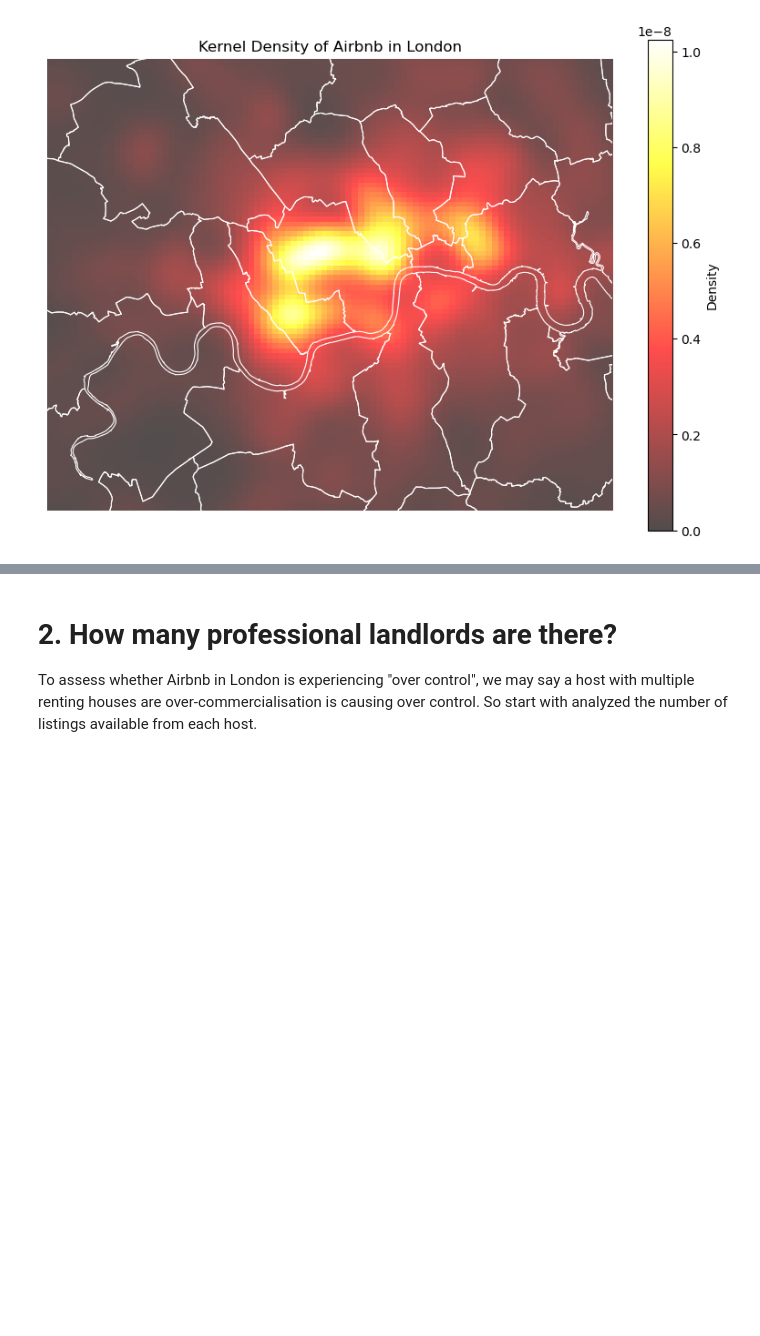
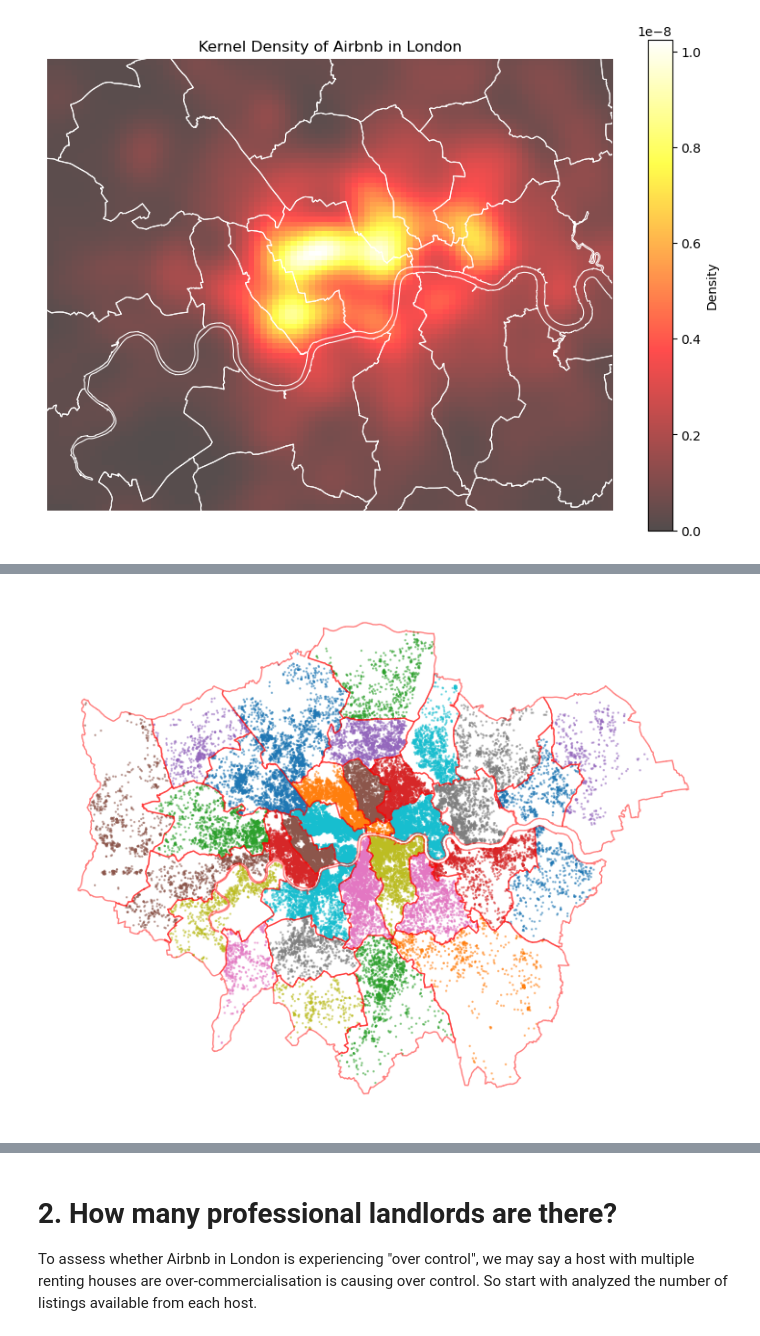
Before and after one commit to Levine-l/fsds-group, a Jupyter notebook: Group_project.ipynb, the cells around one changed output, grey strips where cells are left out. Saved outputs shown, nothing was run; the diff lists cells and outputs as text; code cells hidden in the pictures; blank space fills up the shorter version.

```diff
--- a/Group_project.ipynb
+++ b/Group_project.ipynb
@@ -466,0 +458,10 @@ plt.show()
+# %%
+gdf_la = gpd.sjoin(
+    gdf_listings,
+    boroughs[["NAME", "geometry"]],
+    predicate="within",
+    how="left"
+)
+
+# check it
+gdf_la[["id", "NAME"]].head()
@@ -466,0 +514,13 @@ plt.show()
+# %%
+fig, ax = plt.subplots(figsize=(9,7))
+
+# Click to color the name Borough
+gdf_la.plot(column='NAME', markersize=0.5, alpha=0.5, ax=ax)
+
+# Borough boundary
+boroughs.plot(ax=ax, edgecolor='r', facecolor='None', alpha=0.5)
+
+ax.set_axis_off()
+plt.show()
+# %% [output]
+[figure, added]
```
Also changed, not shown: parts of 19 cells of this notebook.
